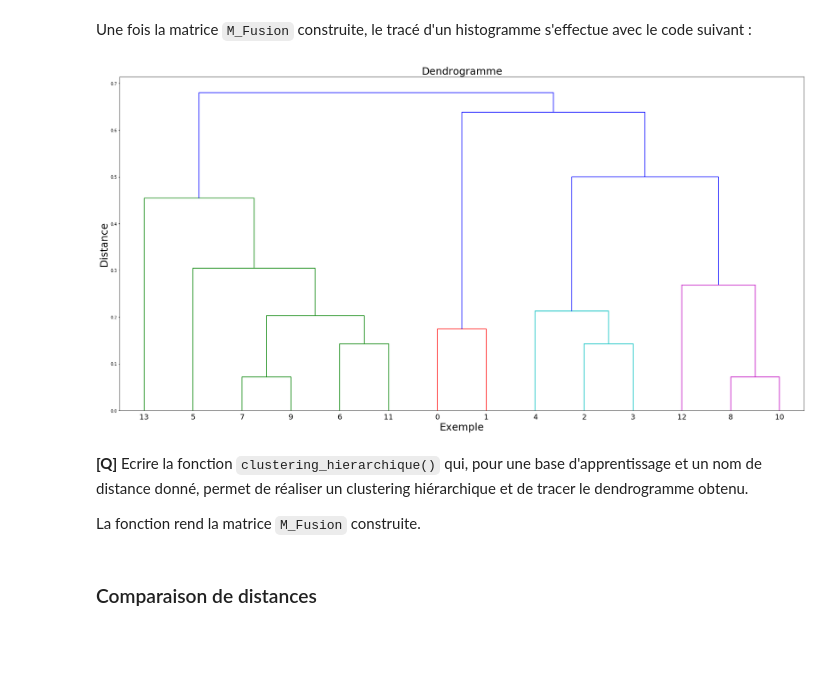
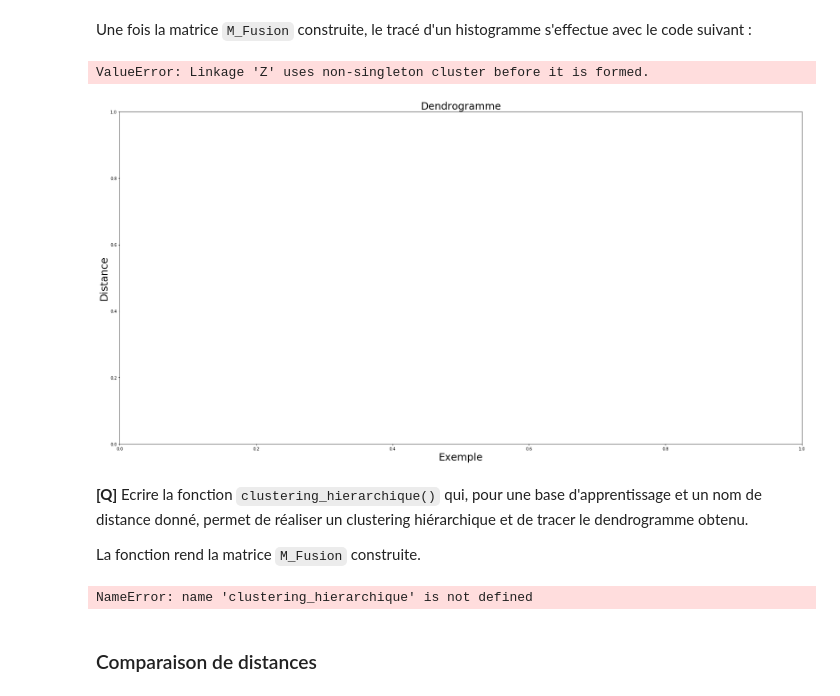
Before and after one commit to exRivalis/3i026, a Jupyter notebook: tp7/tp7.ipynb, the cells around one changed output. Cells and saved outputs as stored; diff of their text form; code cells hidden in the pictures; blank space fills up the shorter version.

```diff
--- a/tp7/tp7.ipynb
+++ b/tp7/tp7.ipynb
@@ -210,6 +254,11 @@ array([0.51020408, 0.45      ])
 La distance entre deux groupes d'exemples correspond à la distance entre leurs centroïdes (approche de type "centroid linkage" vue en cours).
 
 **[Q]** Ecrire la fonction <code>dist_groupes()</code> qui prend en argument une chaîne de caractères (soit "euclidienne", soit "manhattan") ainsi que deux groupes de vecteurs et qui rend leur distance soit euclidienne, soit de Manhattan selon le cas.
+# %%
+def dist_groupes(type_dist, g1, g2):
+    c1 = centroide(g1)
+    c2 = centroide(g2)
+    return dist_vect(type_dist, c1, c2)
 # %%
 # par exemple :
 dist_groupes("euclidienne", M_data2D[0:4], M_data2D[5:13])
@@ -225,6 +274,13 @@ Dans la suite de cet exercice, une partition (qui est un groupe de clusters) est
 On appelle "partition" un tel dictionnaire.
 # %% [markdown]
 **[Q]** Ecrire la fonction <code>initialise()</code> qui, étant donné une matrice M d'exemples, rend un dictionnaire contenant autant d'entrées que d'exemples dans M. Dans ce dictionnaire, une clé est numéro d'exemple (un entier compris entre 0 et n-1, le nombre d'exemples) et la valeur associée est une matrice d'exemples contenant un exemple de M.
+# %%
+def initialise(matrice):
+    n = len(matrice)
+    dico = dict()
+    for i in range(n):
+        dico[i] = matrice[i]
+    return dico
 # %%
 # Par exemple:
 depart = initialise(M_data2D)
@@ -295,14 +379,20 @@ Pour construire un dendrogramme, il est nécessaire de construire la matrice sui
 
 # initialisation
 courant = initialise(M_data2D)       # clustering courant, au départ:s données data_2D normalisées
+new,k1,k2,dist_min = fusionne("euclidienne", courant)
+# print len(courant)
 M_Fusion = []                        # initialisation
 while len(courant) >=2:              # tant qu'il y a 2 groupes à fusionner
     new,k1,k2,dist_min = fusionne('euclidienne',courant)
+#     print k1, k2,dist_min
     if(len(M_Fusion)==0):
         M_Fusion = [k1,k2,dist_min,2]
     else:
         M_Fusion = np.vstack( [M_Fusion,[k1,k2,dist_min,2] ])
     courant = new
+#     print len(new)
+# M_Fusion = np.matrix(M_Fusion)
 
 print('\nLa matrice M_Fusion obtenue :\n',M_Fusion)
+# print scipy.cluster.hierarchy.linkage(M_data2D)
 # %% [output]
@@ -327,23 +402,26 @@ Fusion de  18  et  24  pour une distance de  0.638139657302555
 Une fois la matrice <code>M_Fusion</code> construite, le tracé d'un histogramme s'effectue avec le code suivant :
 # %%
 import scipy.cluster.hierarchy
+def afficher_dendogramme(matrice):
+    # Paramètre de la fenêtre d'affichage:
+    plt.figure(figsize=(30, 15)) # taille : largeur x hauteur
+    plt.title('Dendrogramme', fontsize=25)
+    plt.xlabel('Exemple', fontsize=25)
+    plt.ylabel('Distance', fontsize=25)
 
-# Paramètre de la fenêtre d'affichage:
-plt.figure(figsize=(30, 15)) # taille : largeur x hauteur
-plt.title('Dendrogramme', fontsize=25)
-plt.xlabel('Exemple', fontsize=25)
-plt.ylabel('Distance', fontsize=25)
+    # Construction du dendrogramme à partir de la matrice M_Fusion:
+    scipy.cluster.hierarchy.dendrogram(
+        matrice,
+        leaf_font_size=18.,  # taille des caractères de l'axe des X
+    )
 
-# Construction du dendrogramme à partir de la matrice M_Fusion:
-scipy.cluster.hierarchy.dendrogram(
-    M_Fusion,
-    leaf_font_size=18.,  # taille des caractères de l'axe des X
-)
+    # Affichage du résultat obtenu:
+    plt.show()
 
-# Affichage du résultat obtenu:
-plt.show()
+afficher_dendogramme(M_Fusion)
 # %% [output]
+ValueError: Linkage 'Z' uses non-singleton cluster before it is formed.
-[figure, old version]
+[figure, new version]
 # %% [markdown]
 **[Q]** Ecrire la fonction <code>clustering_hierarchique()</code> qui, pour une base d'apprentissage et un nom de distance donné, permet de réaliser un clustering hiérarchique et de tracer le dendrogramme obtenu.
 
@@ -360,3 +458,7 @@ La fonction rend la matrice <code>M_Fusion</code> construite.
+# %%
+clustering_hierarchique(M_data2D, "euclidienne")
+# %% [output]
+NameError: name 'clustering_hierarchique' is not defined
 # %% [markdown]
 ### Comparaison de distances
 # %% [markdown]
```
Also changed, not shown: parts of 30 cells of this notebook, 43 other files.
